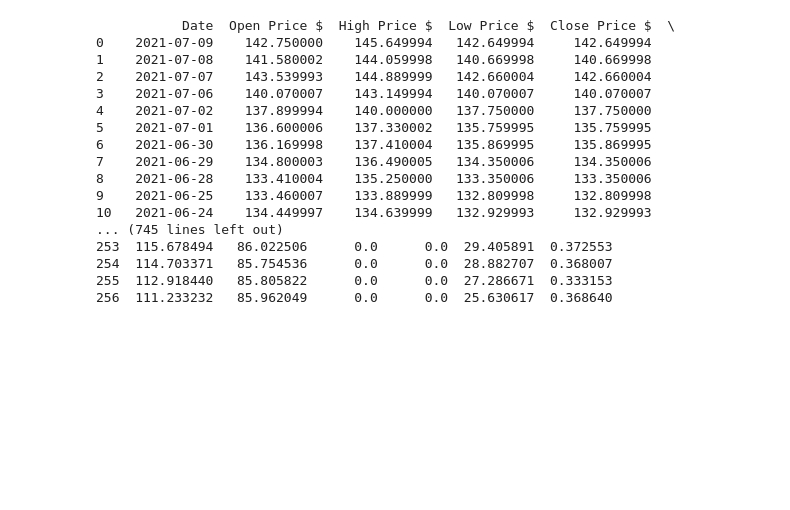
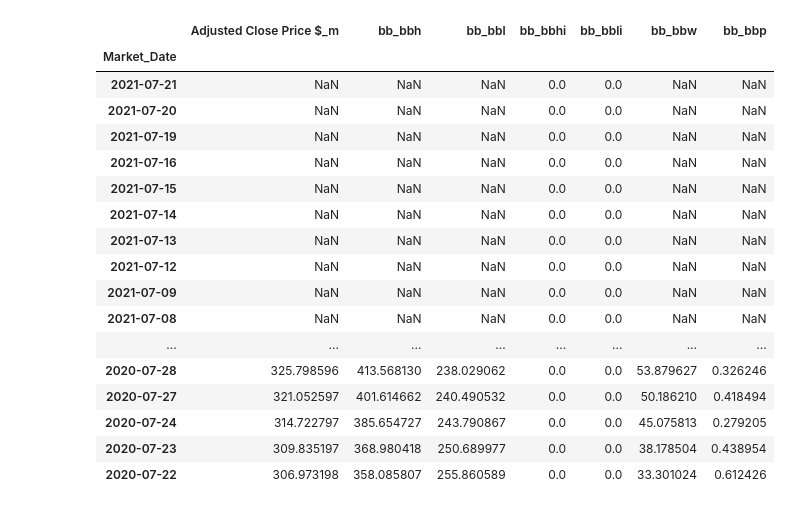
Before and after one commit to mdabbous88/Machine-Learning-Investment, a Jupyter notebook: ML-Investment.ipynb, the cells around one changed output. Saved outputs shown, nothing was run; the diff lists cells and outputs as text; code cells hidden in the pictures; blank space fills up the shorter version.

```diff
--- a/ML-Investment.ipynb
+++ b/ML-Investment.ipynb
@@ -201,46 +195,47 @@ DF
 # %%
 #RSI can be calculated, moving average, bollinger bands
 # %%
+#Code to create the bollinger bands
 import ta
-import csv
 from ta import add_all_ta_features
 from ta.utils import dropna
 from ta.volatility import BollingerBands
 # Initialize Bollinger Bands Indicator
-indicator_bb = BollingerBands(close=DF["Adjusted Close Price $"], window=20, window_dev=2)
-DF['Adjusted Close Price $_m'] = indicator_bb.bollinger_mavg()
-DF['bb_bbh'] = indicator_bb.bollinger_hband()
-DF['bb_bbl'] = indicator_bb.bollinger_lband()
+BB_df = pd.DataFrame()
+indicator_bb = BollingerBands(close=stock_df["Adjusted Close Price $"], window=20, window_dev=2)
+BB_df['Adjusted Close Price $_m'] = indicator_bb.bollinger_mavg()
+BB_df['bb_bbh'] = indicator_bb.bollinger_hband()
+BB_df['bb_bbl'] = indicator_bb.bollinger_lband()
 pd.set_option("display.max_rows", None, "display.max_columns", None)
 # Add Bollinger Band high indicator
-DF['bb_bbhi'] = indicator_bb.bollinger_hband_indicator()
+BB_df['bb_bbhi'] = indicator_bb.bollinger_hband_indicator()
 
 # Add Bollinger Band low indicator
-DF['bb_bbli'] = indicator_bb.bollinger_lband_indicator()
+BB_df['bb_bbli'] = indicator_bb.bollinger_lband_indicator()
 
 # Add Width Size Bollinger Bands
-DF['bb_bbw'] = indicator_bb.bollinger_wband()
+BB_df['bb_bbw'] = indicator_bb.bollinger_wband()
 
 # Add Percentage Bollinger Bands
-DF['bb_bbp'] = indicator_bb.bollinger_pband()
+BB_df['bb_bbp'] = indicator_bb.bollinger_pband()
 
-DF.to_csv("Stock.csv")
-print(DF)
+BB_df
 # %% [output]
-           Date  Open Price $  High Price $  Low Price $  Close Price $  \
-0    2021-07-09    142.750000    145.649994   142.649994     142.649994
-1    2021-07-08    141.580002    144.059998   140.669998     140.669998
-2    2021-07-07    143.539993    144.889999   142.660004     142.660004
-3    2021-07-06    140.070007    143.149994   140.070007     140.070007
-4    2021-07-02    137.899994    140.000000   137.750000     137.750000
-5    2021-07-01    136.600006    137.330002   135.759995     135.759995
-6    2021-06-30    136.169998    137.410004   135.869995     135.869995
-7    2021-06-29    134.800003    136.490005   134.350006     134.350006
-8    2021-06-28    133.410004    135.250000   133.350006     133.350006
-9    2021-06-25    133.460007    133.889999   132.809998     132.809998
-10   2021-06-24    134.449997    134.639999   132.929993     132.929993
-... (745 lines left out)
-253  115.678494   86.022506      0.0      0.0  29.405891  0.372553
-254  114.703371   85.754536      0.0      0.0  28.882707  0.368007
-255  112.918440   85.805822      0.0      0.0  27.286671  0.333153
-256  111.233232   85.962049      0.0      0.0  25.630617  0.368640
+|  | Adjusted Close Price $_m | bb_bbh | bb_bbl | bb_bbhi | bb_bbli | bb_bbw | bb_bbp |
+| Market_Date |  |  |  |  |  |  |  |
+| 2021-07-21 | NaN | NaN | NaN | 0.0 | 0.0 | NaN | NaN |
+| 2021-07-20 | NaN | NaN | NaN | 0.0 | 0.0 | NaN | NaN |
+| 2021-07-19 | NaN | NaN | NaN | 0.0 | 0.0 | NaN | NaN |
+| 2021-07-16 | NaN | NaN | NaN | 0.0 | 0.0 | NaN | NaN |
+| 2021-07-15 | NaN | NaN | NaN | 0.0 | 0.0 | NaN | NaN |
+| 2021-07-14 | NaN | NaN | NaN | 0.0 | 0.0 | NaN | NaN |
+| 2021-07-13 | NaN | NaN | NaN | 0.0 | 0.0 | NaN | NaN |
+| 2021-07-12 | NaN | NaN | NaN | 0.0 | 0.0 | NaN | NaN |
+| 2021-07-09 | NaN | NaN | NaN | 0.0 | 0.0 | NaN | NaN |
+| 2021-07-08 | NaN | NaN | NaN | 0.0 | 0.0 | NaN | NaN |
+| ... | ... | ... | ... | ... | ... | ... | ... |
+| 2020-07-28 | 325.798596 | 413.568130 | 238.029062 | 0.0 | 0.0 | 53.879627 | 0.326246 |
+| 2020-07-27 | 321.052597 | 401.614662 | 240.490532 | 0.0 | 0.0 | 50.186210 | 0.418494 |
+| 2020-07-24 | 314.722797 | 385.654727 | 243.790867 | 0.0 | 0.0 | 45.075813 | 0.279205 |
+| 2020-07-23 | 309.835197 | 368.980418 | 250.689977 | 0.0 | 0.0 | 38.178504 | 0.438954 |
+| 2020-07-22 | 306.973198 | 358.085807 | 255.860589 | 0.0 | 0.0 | 33.301024 | 0.612426 |
```
Also changed, not shown: parts of 16 cells of this notebook, 3 other files.
